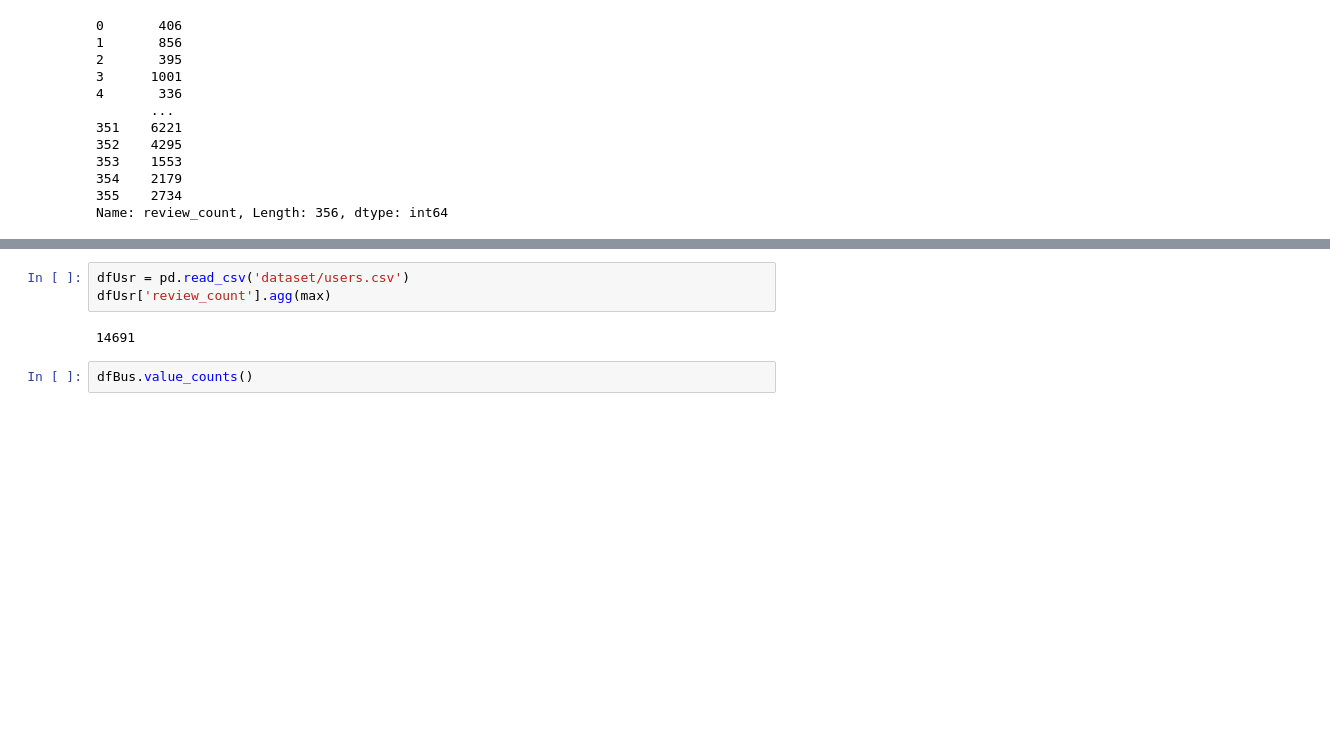
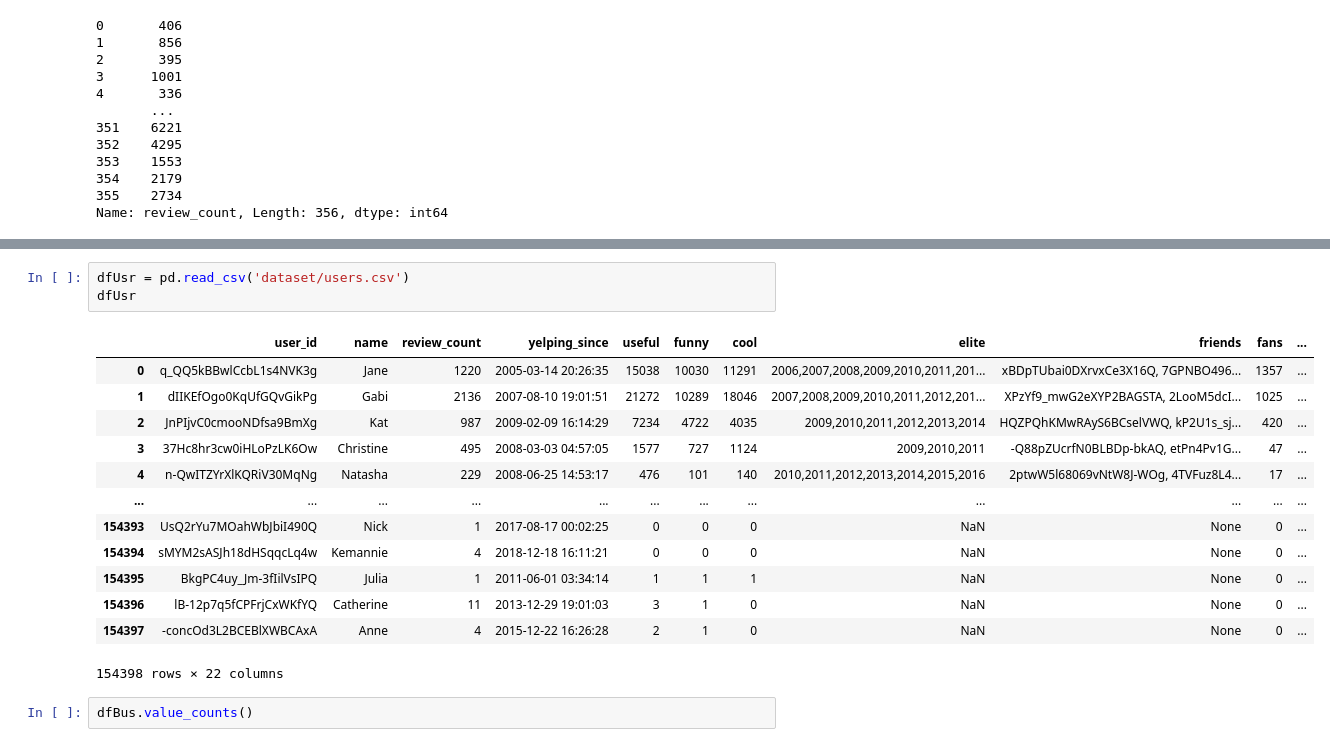
Before and after one commit to DAB-2021/4IZ481_Yelp2, a Jupyter notebook: DataPrep.ipynb, the cells around one changed output, grey strips where cells are left out. Saved outputs shown, nothing was run; the diff lists cells and outputs as text; blank space fills up the shorter version.

```diff
--- a/DataPrep.ipynb
+++ b/DataPrep.ipynb
@@ -75,8 +75,20 @@ dfBus.head(5)
 # %%
 dfUsr = pd.read_csv('dataset/users.csv')
-dfUsr['review_count'].agg(max)
+dfUsr
 # %% [output]
+|  | user_id | name | review_count | yelping_since | useful | funny | cool | elite | friends | fans | ... |
+| 0 | q_QQ5kBBwlCcbL1s4NVK3g | Jane | 1220 | 2005-03-14 20:26:35 | 15038 | 10030 | 11291 | 2006,2007,2008,2009,2010,2011,201... | xBDpTUbai0DXrvxCe3X16Q, 7GPNBO496... | 1357 | ... |
+| 1 | dIIKEfOgo0KqUfGQvGikPg | Gabi | 2136 | 2007-08-10 19:01:51 | 21272 | 10289 | 18046 | 2007,2008,2009,2010,2011,2012,201... | XPzYf9_mwG2eXYP2BAGSTA, 2LooM5dcI... | 1025 | ... |
+| 2 | JnPIjvC0cmooNDfsa9BmXg | Kat | 987 | 2009-02-09 16:14:29 | 7234 | 4722 | 4035 | 2009,2010,2011,2012,2013,2014 | HQZPQhKMwRAyS6BCselVWQ, kP2U1s_sj... | 420 | ... |
+| 3 | 37Hc8hr3cw0iHLoPzLK6Ow | Christine | 495 | 2008-03-03 04:57:05 | 1577 | 727 | 1124 | 2009,2010,2011 | -Q88pZUcrfN0BLBDp-bkAQ, etPn4Pv1G... | 47 | ... |
+| 4 | n-QwITZYrXlKQRiV30MqNg | Natasha | 229 | 2008-06-25 14:53:17 | 476 | 101 | 140 | 2010,2011,2012,2013,2014,2015,2016 | 2ptwW5l68069vNtW8J-WOg, 4TVFuz8L4... | 17 | ... |
+| ... | ... | ... | ... | ... | ... | ... | ... | ... | ... | ... | ... |
+| 154393 | UsQ2rYu7MOahWbJbiI490Q | Nick | 1 | 2017-08-17 00:02:25 | 0 | 0 | 0 | NaN | None | 0 | ... |
+| 154394 | sMYM2sASJh18dHSqqcLq4w | Kemannie | 4 | 2018-12-18 16:11:21 | 0 | 0 | 0 | NaN | None | 0 | ... |
+| 154395 | BkgPC4uy_Jm-3fIilVsIPQ | Julia | 1 | 2011-06-01 03:34:14 | 1 | 1 | 1 | NaN | None | 0 | ... |
+| 154396 | lB-12p7q5fCPFrjCxWKfYQ | Catherine | 11 | 2013-12-29 19:01:03 | 3 | 1 | 0 | NaN | None | 0 | ... |
+| 154397 | -concOd3L2BCEBlXWBCAxA | Anne | 4 | 2015-12-22 16:26:28 | 2 | 1 | 0 | NaN | None | 0 | ... |
-14691
+154398 rows × 22 columns
 # %%
 dfBus.value_counts()
 # %% [output]
```
Also changed, not shown: parts of 12 cells of this notebook, 1 other file.
